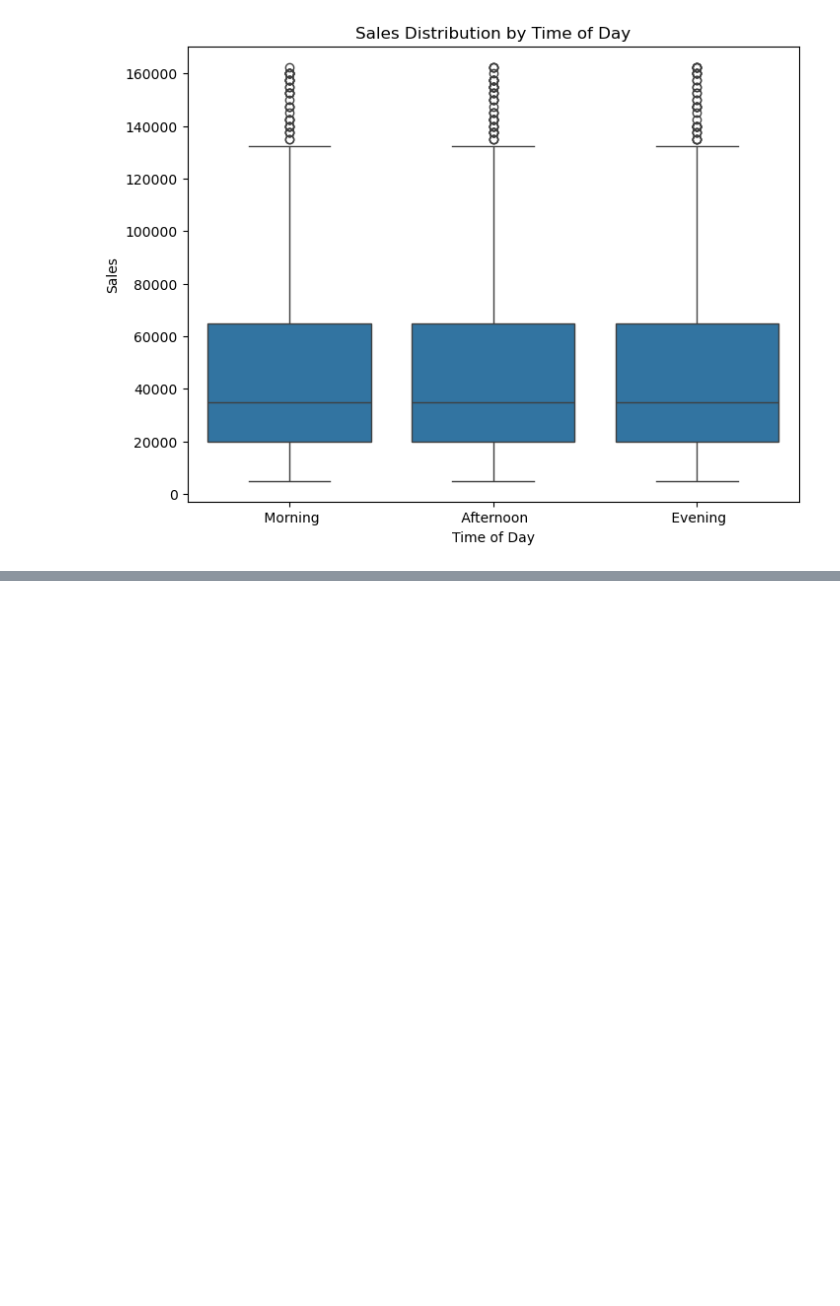
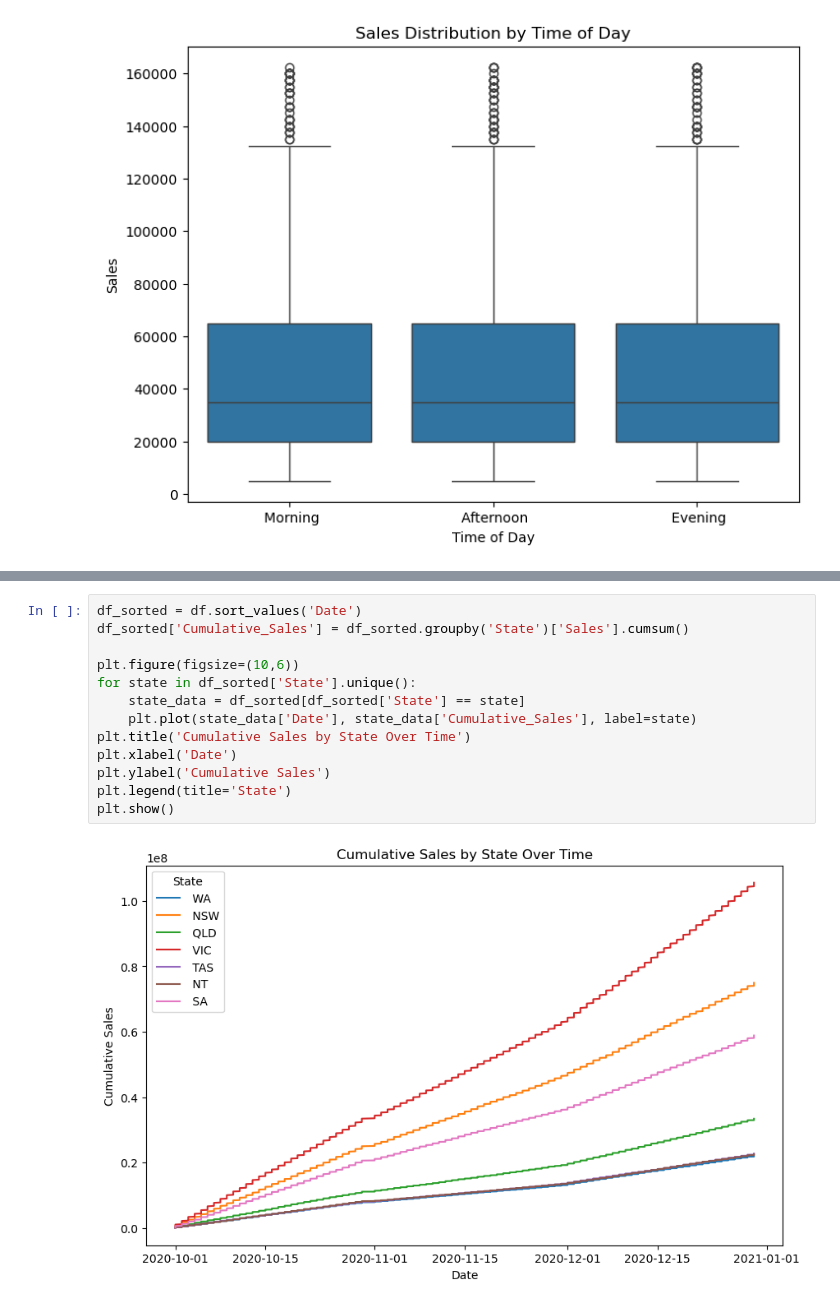
Before and after one commit to aliehs111/AAL_sales, a Jupyter notebook: AAL.ipynb, the cells around one changed output, grey strips where cells are left out. Drawn from its saved outputs; the diff is of its cells as text; blank space fills up the shorter version.

```diff
--- a/AAL.ipynb
+++ b/AAL.ipynb
@@ -298,0 +381,15 @@ print(os.environ['PATH'])
+# %%
+df_sorted = df.sort_values('Date')
+df_sorted['Cumulative_Sales'] = df_sorted.groupby('State')['Sales'].cumsum()
+
+plt.figure(figsize=(10,6))
+for state in df_sorted['State'].unique():
+    state_data = df_sorted[df_sorted['State'] == state]
+    plt.plot(state_data['Date'], state_data['Cumulative_Sales'], label=state)
+plt.title('Cumulative Sales by State Over Time')
+plt.xlabel('Date')
+plt.ylabel('Cumulative Sales')
+plt.legend(title='State')
+plt.show()
+# %% [output]
+[figure, added]
```
Also changed, not shown: parts of 13 cells of this notebook.
